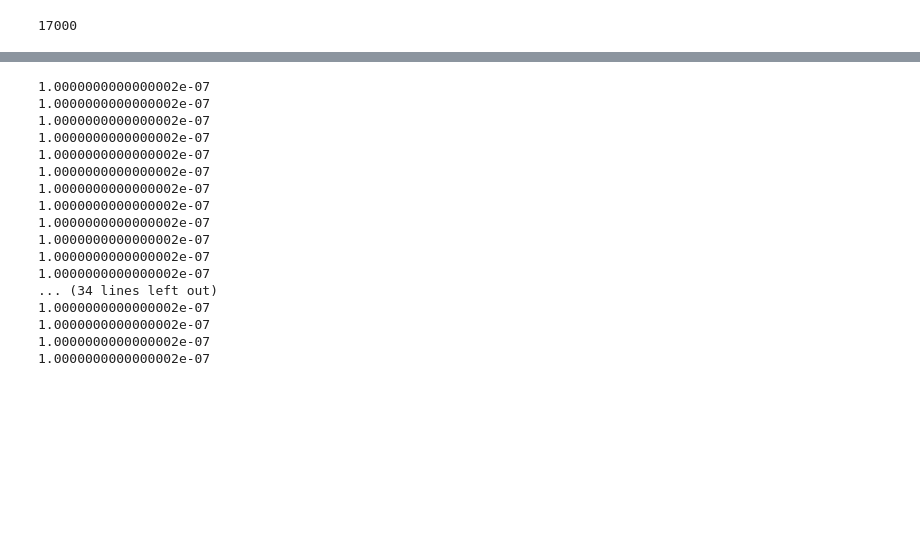
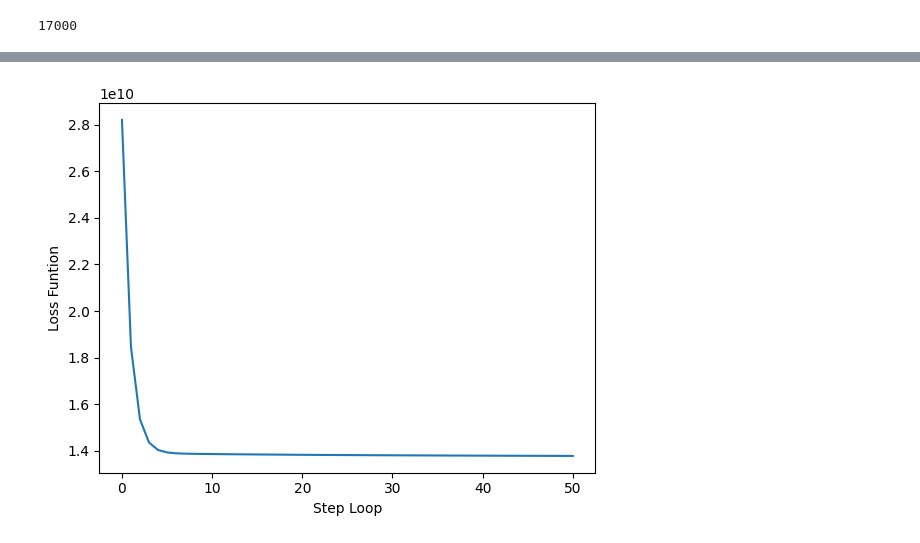
Before and after one commit to Nik211885/HeLlO_HtmL5, a Jupyter notebook: linear_regrssion_model.ipynb, the cells around one changed output, grey strips where cells are left out. Drawn from its saved outputs; the diff is of its cells as text; code cells hidden in the pictures; blank space fills up the shorter version.

Commit message:
fix_linear_model

```diff
--- a/linear_regrssion_model.ipynb
+++ b/linear_regrssion_model.ipynb
@@ -43,6 +47,3 @@ for label in df.columns[:-1]:
 # %%
 x_train = np.array(df[df.columns[:-1]])
 y_train = np.array(df[df.columns[-1]]).reshape(-1,1)
-# %%
-w = np.zeros(3)
-b = 0
@@ -87,9 +72,9 @@ cost_funtion(w,x_train,b,y_train)[0]
 # %%
 def gradient(w,b,x,y):
-  grd_w = np.zeros(3)
+  m, columns = x.shape
+  grd_w = np.zeros(columns)
   grd_b = 0
-  m = y.size
-  for j in range(3):
+  for j in range(columns):
     for i in range(m):
       if(not grd_b):
         grd_b = (linear_model_funtion(w,b,x[i]) - y[i])
@@ -117,32 +102,24 @@ def gradient_descent(w,b,x,y,learning_rate=0.001):
   b -= learning_rate*grd_b
   return w,b
 # %%
-def linear_regrssion_model(w,b,x,y,learning_rate=0.01):
+def linear_regrssion_model(x,y,learning_rate=0.01):
+  w = np.zeros(x_train.shape[1])
+  b=0
+  loss=[cost_funtion(w,x,b,y)]
   lr = _learning_rate(w,b,x,y,lr = learning_rate)
   for _ in range(50):
-    print(lr)
     w,b = gradient_descent(w,b,x,y,learning_rate=lr)
-  return w,b
+    loss.append(cost_funtion(w,x,b,y))
+  return [w,b,loss]
 # %%
-w, b = linear_regrssion_model(w,b,x_train,y_train)
+w, b, loss = linear_regrssion_model(x_train,y_train)
-# %% [output]
-1.0000000000000002e-07
-1.0000000000000002e-07
-1.0000000000000002e-07
-1.0000000000000002e-07
-1.0000000000000002e-07
-1.0000000000000002e-07
-1.0000000000000002e-07
-1.0000000000000002e-07
-1.0000000000000002e-07
-1.0000000000000002e-07
-1.0000000000000002e-07
-1.0000000000000002e-07
-... (34 lines left out)
-1.0000000000000002e-07
-1.0000000000000002e-07
-1.0000000000000002e-07
-1.0000000000000002e-07
+# %%
+plt.plot(np.arange(51),loss)
+plt.xlabel('Step Loop')
+plt.ylabel('Loss Funtion')
+plt.show()
+# %% [output]
+[figure, added]
 # %%
 print(w)
 # %% [output]
```
Also changed, not shown: parts of 12 cells of this notebook.
